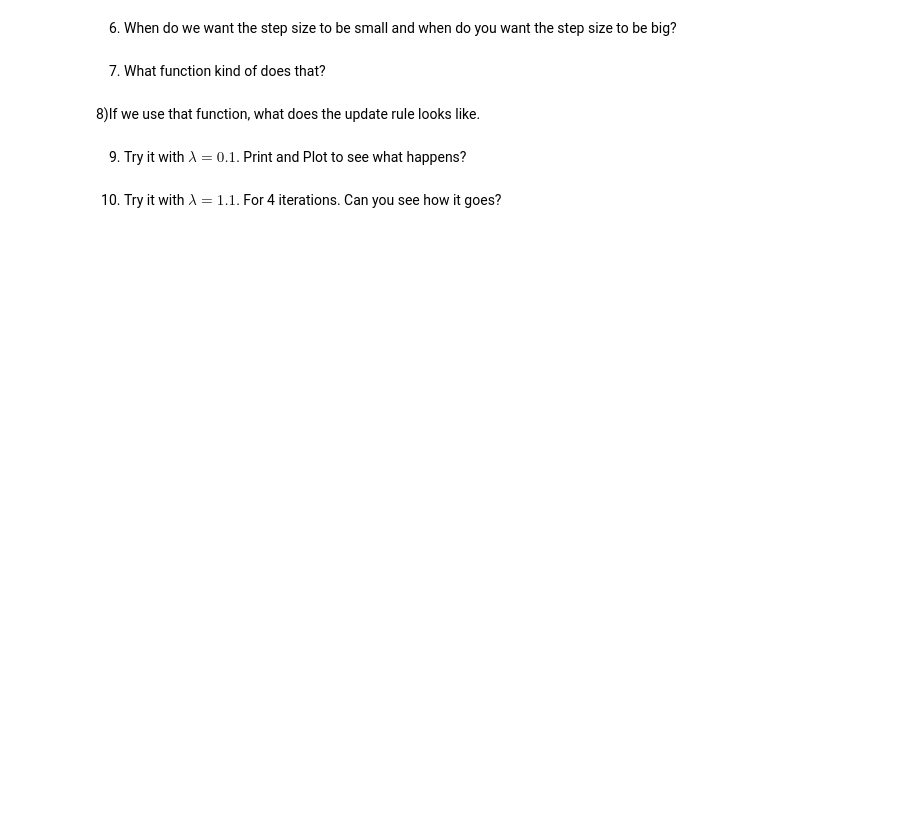
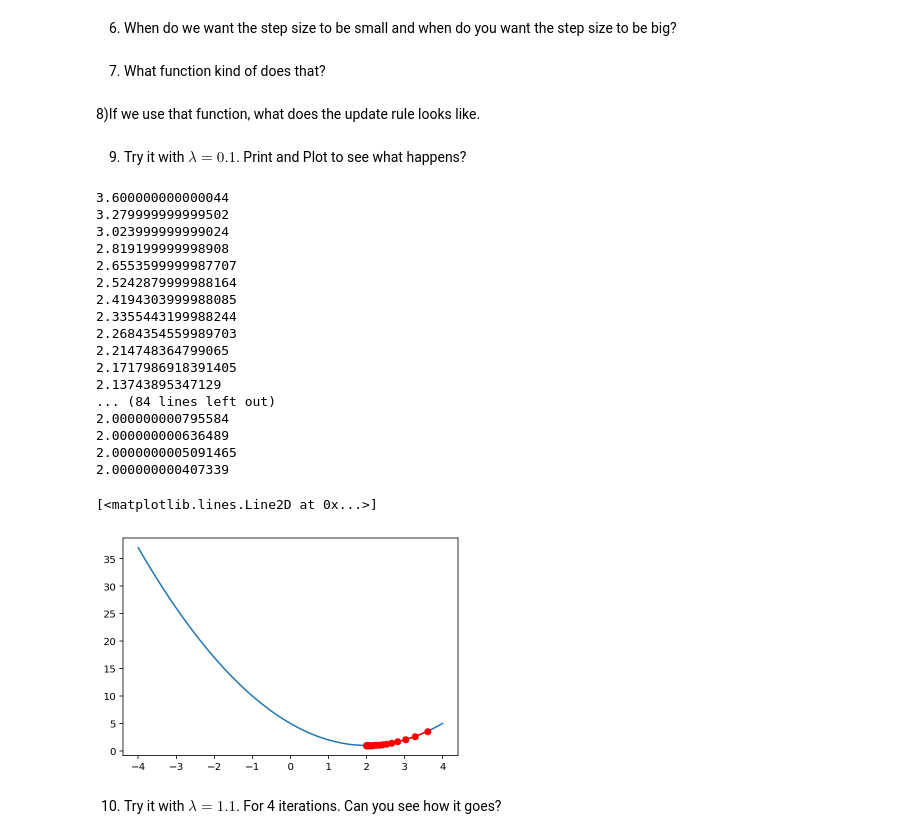
Before and after one commit to MUIC-Numerical-Methods-2018/Exercise-5, a Jupyter notebook: 05 Gradient Descent.ipynb, the cells around one changed output. Saved outputs shown, nothing was run; the diff lists cells and outputs as text; code cells hidden in the pictures; blank space fills up the shorter version.

```diff
--- a/05 Gradient Descent.ipynb
+++ b/05 Gradient Descent.ipynb
@@ -62,7 +86,42 @@ plt.
 7) What function kind of does that?
 # %% [markdown]
 8)If we use that function, what does the update rule looks like.
+# %%
+def grad(f, x0, n, h, lmd):
+    guess = x0
+    guesses = []
+    for i in range(n):
+        fp = (f(guess+h) - f(guess-h))/(2*h)
+        guess = guess - lmd*fp
+        guesses.append(guess)
+        print(f(guess))
+    return guess, np.array(guesses)
 # %% [markdown]
 9) Try it with $\lambda=0.1$. Print and Plot to see what happens?
+# %%
+guess, guesses = grad(f, x0=4.0, n=100, h=0.0001, lmd=0.1)
+
+plt.plot(xs, f(xs))
+plt.plot(guesses, f(guesses), 'o-r')
+# %% [output]
+3.600000000000044
+3.279999999999502
+3.023999999999024
+2.819199999998908
+2.6553599999987707
+2.5242879999988164
+2.4194303999988085
+2.3355443199988244
+2.2684354559989703
+2.214748364799065
+2.1717986918391405
+2.13743895347129
+... (84 lines left out)
+2.000000000795584
+2.000000000636489
+2.0000000005091465
+2.000000000407339
+[<matplotlib.lines.Line2D at 0x...>]
+[figure, added]
 # %% [markdown]
 10) Try it with $\lambda = 1.1$. For 4 iterations. Can you see how it goes?
```
Also changed, not shown: parts of 5 cells of this notebook.
